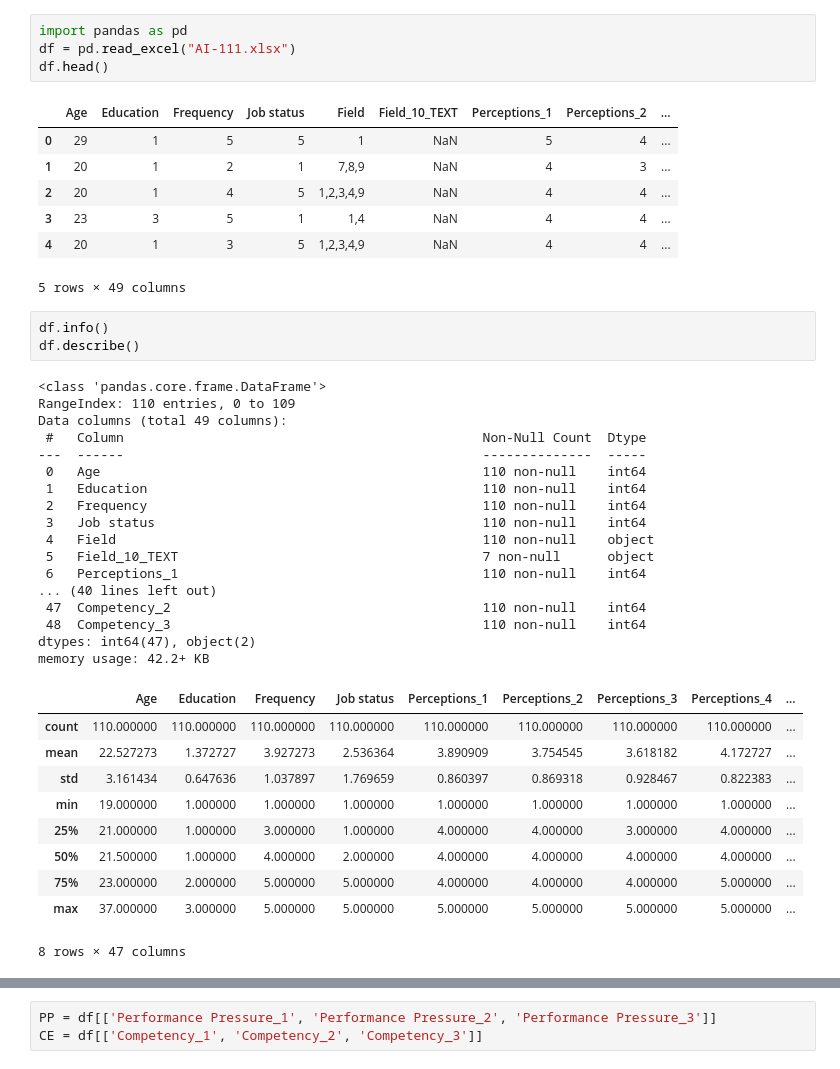
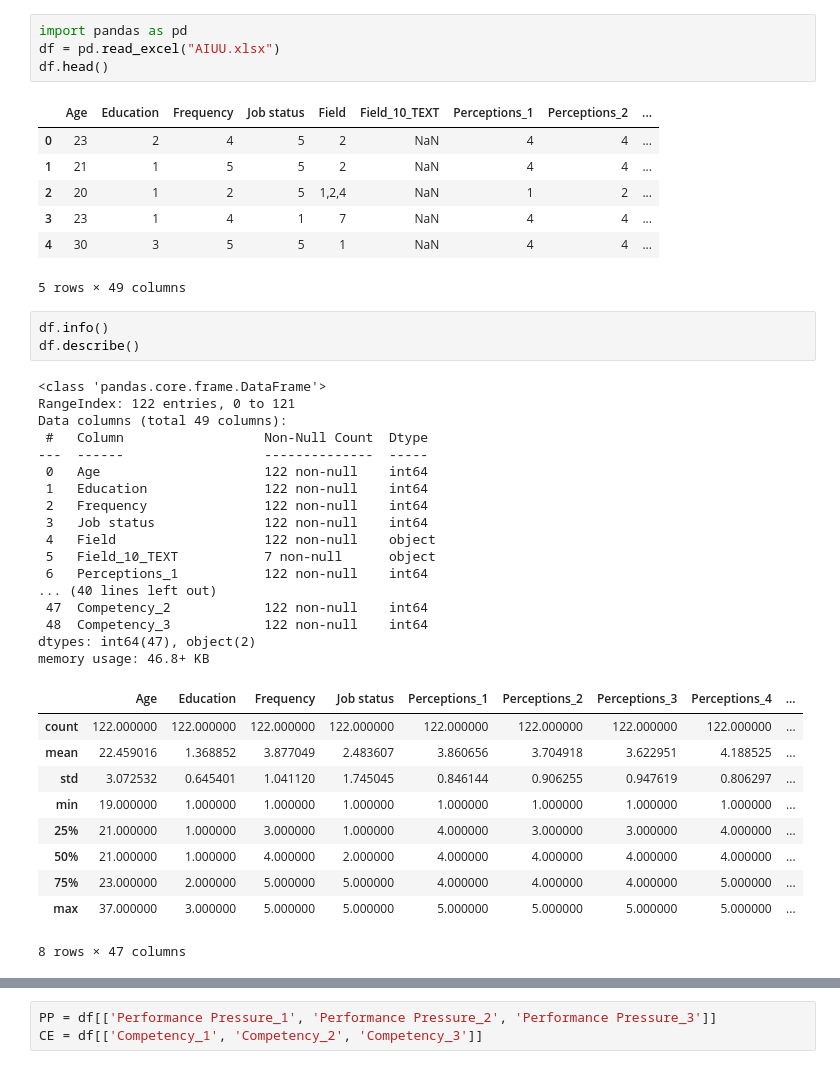
Before and after one commit to glgunderson/AI-Perceptions, a Jupyter notebook: ai_perceptions.ipynb, the cells around one changed output, grey strips where cells are left out. Saved outputs shown, nothing was run; the diff lists cells and outputs as text.

```diff
--- a/ai_perceptions.ipynb
+++ b/ai_perceptions.ipynb
@@ -16,43 +16,43 @@ AI-111.xlsx         100%[===================>]  27.80K  --.-KB/s    in 0.001s
 # %%
 import pandas as pd
-df = pd.read_excel("AI-111.xlsx")
+df = pd.read_excel("AIUU.xlsx")
 df.head()
 # %% [output]
 |  | Age | Education | Frequency | Job status | Field | Field_10_TEXT | Perceptions_1 | Perceptions_2 | ... |
-| 0 | 29 | 1 | 5 | 5 | 1 | NaN | 5 | 4 | ... |
-| 1 | 20 | 1 | 2 | 1 | 7,8,9 | NaN | 4 | 3 | ... |
-| 2 | 20 | 1 | 4 | 5 | 1,2,3,4,9 | NaN | 4 | 4 | ... |
-| 3 | 23 | 3 | 5 | 1 | 1,4 | NaN | 4 | 4 | ... |
-| 4 | 20 | 1 | 3 | 5 | 1,2,3,4,9 | NaN | 4 | 4 | ... |
+| 0 | 23 | 2 | 4 | 5 | 2 | NaN | 4 | 4 | ... |
+| 1 | 21 | 1 | 5 | 5 | 2 | NaN | 4 | 4 | ... |
+| 2 | 20 | 1 | 2 | 5 | 1,2,4 | NaN | 1 | 2 | ... |
+| 3 | 23 | 1 | 4 | 1 | 7 | NaN | 4 | 4 | ... |
+| 4 | 30 | 3 | 5 | 5 | 1 | NaN | 4 | 4 | ... |
 5 rows × 49 columns
 # %%
 df.info()
 df.describe()
 # %% [output]
 <class 'pandas.core.frame.DataFrame'>
-RangeIndex: 110 entries, 0 to 109
+RangeIndex: 122 entries, 0 to 121
 Data columns (total 49 columns):
- #   Column                                              Non-Null Count  Dtype
----  ------                                              --------------  -----
- 0   Age                                                 110 non-null    int64
- 1   Education                                           110 non-null    int64
- 2   Frequency                                           110 non-null    int64
- 3   Job status                                          110 non-null    int64
- 4   Field                                               110 non-null    object
- 5   Field_10_TEXT                                       7 non-null      object
- 6   Perceptions_1                                       110 non-null    int64
+ #   Column                  Non-Null Count  Dtype
+---  ------                  --------------  -----
+ 0   Age                     122 non-null    int64
+ 1   Education               122 non-null    int64
+ 2   Frequency               122 non-null    int64
+ 3   Job status              122 non-null    int64
+ 4   Field                   122 non-null    object
+ 5   Field_10_TEXT           7 non-null      object
+ 6   Perceptions_1           122 non-null    int64
 ... (40 lines left out)
- 47  Competency_2                                        110 non-null    int64
- 48  Competency_3                                        110 non-null    int64
+ 47  Competency_2            122 non-null    int64
+ 48  Competency_3            122 non-null    int64
 dtypes: int64(47), object(2)
-memory usage: 42.2+ KB
+memory usage: 46.8+ KB
 |  | Age | Education | Frequency | Job status | Perceptions_1 | Perceptions_2 | Perceptions_3 | Perceptions_4 | ... |
-| count | 110.000000 | 110.000000 | 110.000000 | 110.000000 | 110.000000 | 110.000000 | 110.000000 | 110.000000 | ... |
-| mean | 22.527273 | 1.372727 | 3.927273 | 2.536364 | 3.890909 | 3.754545 | 3.618182 | 4.172727 | ... |
-| std | 3.161434 | 0.647636 | 1.037897 | 1.769659 | 0.860397 | 0.869318 | 0.928467 | 0.822383 | ... |
+| count | 122.000000 | 122.000000 | 122.000000 | 122.000000 | 122.000000 | 122.000000 | 122.000000 | 122.000000 | ... |
+| mean | 22.459016 | 1.368852 | 3.877049 | 2.483607 | 3.860656 | 3.704918 | 3.622951 | 4.188525 | ... |
+| std | 3.072532 | 0.645401 | 1.041120 | 1.745045 | 0.846144 | 0.906255 | 0.947619 | 0.806297 | ... |
 | min | 19.000000 | 1.000000 | 1.000000 | 1.000000 | 1.000000 | 1.000000 | 1.000000 | 1.000000 | ... |
-| 25% | 21.000000 | 1.000000 | 3.000000 | 1.000000 | 4.000000 | 4.000000 | 3.000000 | 4.000000 | ... |
-| 50% | 21.500000 | 1.000000 | 4.000000 | 2.000000 | 4.000000 | 4.000000 | 4.000000 | 4.000000 | ... |
+| 25% | 21.000000 | 1.000000 | 3.000000 | 1.000000 | 4.000000 | 3.000000 | 3.000000 | 4.000000 | ... |
+| 50% | 21.000000 | 1.000000 | 4.000000 | 2.000000 | 4.000000 | 4.000000 | 4.000000 | 4.000000 | ... |
 | 75% | 23.000000 | 2.000000 | 5.000000 | 5.000000 | 4.000000 | 4.000000 | 4.000000 | 5.000000 | ... |
 | max | 37.000000 | 3.000000 | 5.000000 | 5.000000 | 5.000000 | 5.000000 | 5.000000 | 5.000000 | ... |
 8 rows × 47 columns
```
Also changed, not shown: parts of 54 cells of this notebook.
